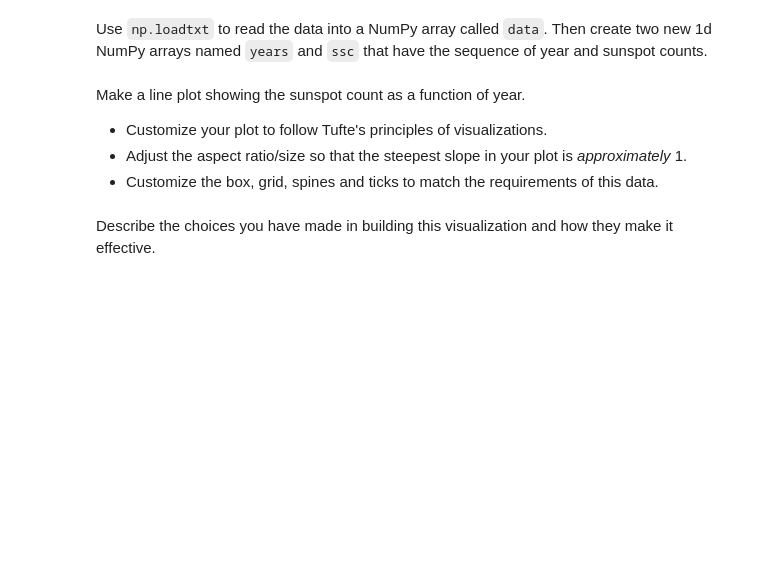
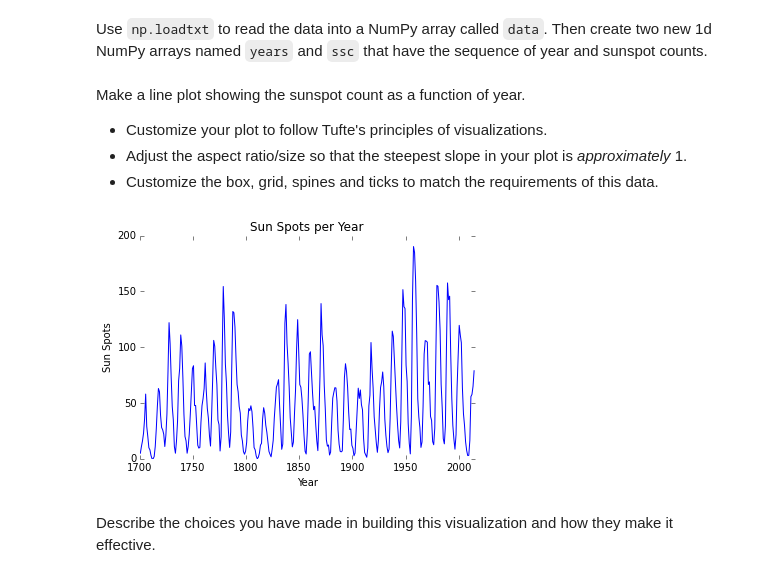
Before and after one commit to sraejones/phys202-2015-work, a Jupyter notebook: assignments/assignment04/MatplotlibEx01.ipynb, the cells around one changed output. Drawn from its saved outputs; the diff is of its cells as text; code cells hidden in the pictures; blank space fills up the shorter version.

```diff
--- a/assignments/assignment04/MatplotlibEx01.ipynb
+++ b/assignments/assignment04/MatplotlibEx01.ipynb
@@ -21,3 +18,8 @@ raise NotImplementedError()
+# %%
+# YOUR CODE HERE
+data = np.loadtxt('yearssn.dat')
+year = data[:,0]
+ssc = data[:,1]
 # %%
 assert len(year)==315
 assert year.dtype==np.dtype(float)
@@ -35,3 +34,14 @@ raise NotImplementedError()
+# %%
+# YOUR CODE HERE
+plt.plot(year, ssc)
+plt.xlabel('Year')
+plt.ylabel('Sun Spots')
+plt.title('Sun Spots per Year')
+plt.xlim(1700, 2015)
+plt.ylim(0, 200)
+plt.box(False)
+# %% [output]
+[figure, added]
 # %%
 assert True # leave for grading
 # %% [markdown]
```
Also changed, not shown: parts of 12 cells of this notebook, 4 other files.
